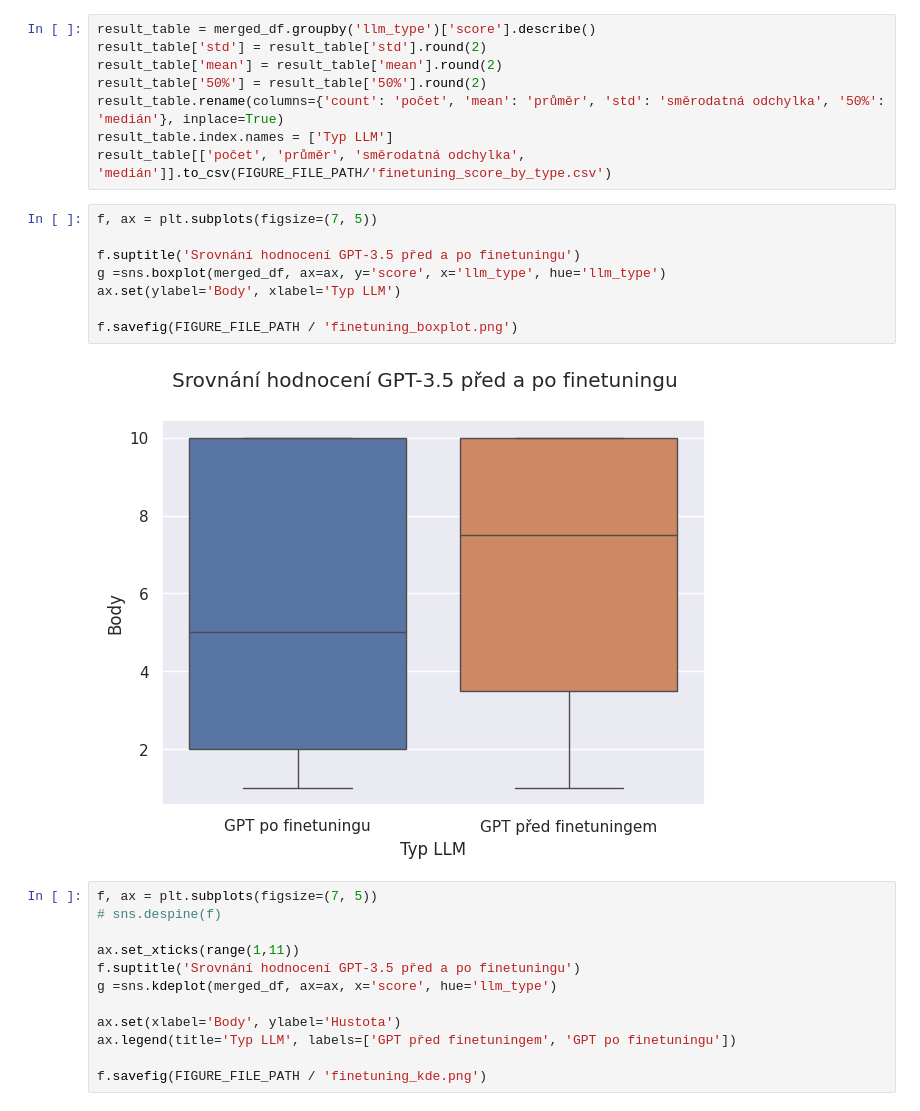
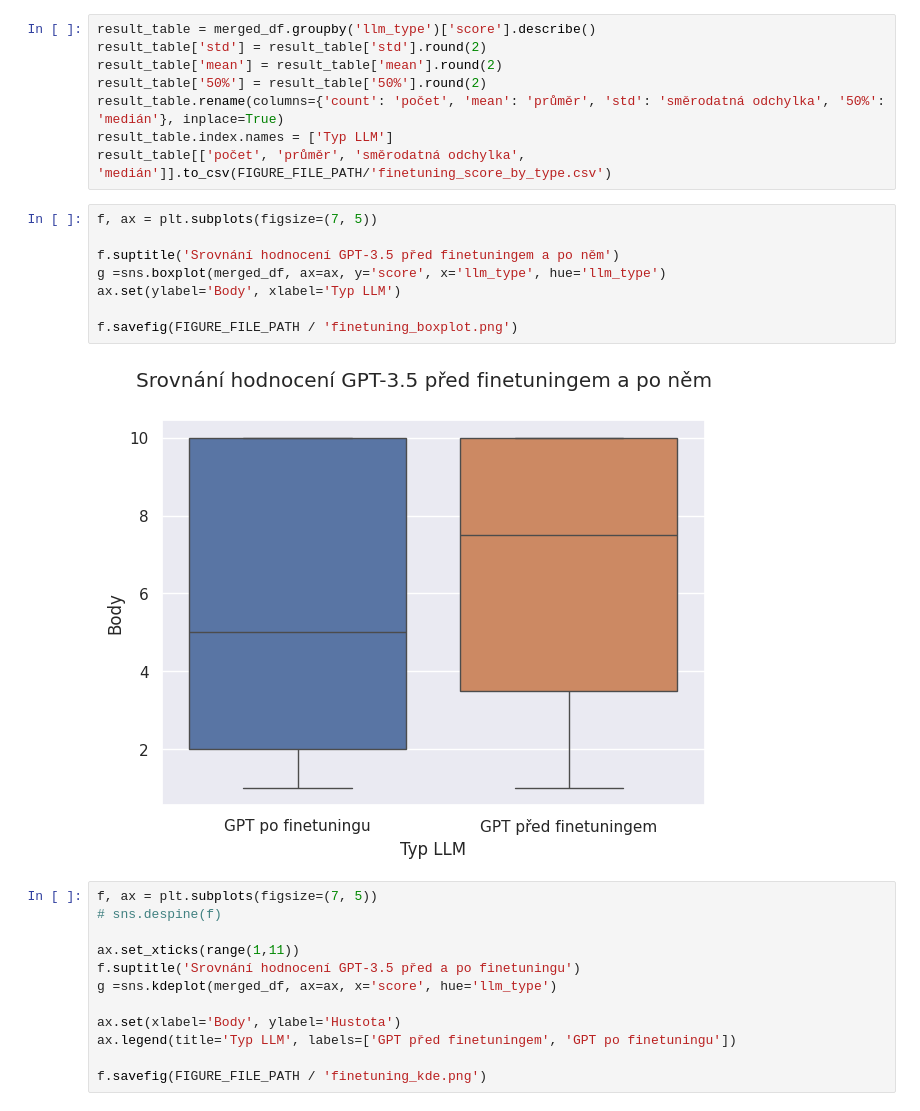
Before and after one commit to opendatalabcz/Robojudge, a Jupyter notebook: research/answer-evaluator/finetuning_result_analysis.ipynb, the cells around one changed output. Cells and saved outputs as stored; diff of their text form.

```diff
--- a/research/answer-evaluator/finetuning_result_analysis.ipynb
+++ b/research/answer-evaluator/finetuning_result_analysis.ipynb
@@ -52,13 +57,13 @@ result_table[['počet', 'průměr', 'směrodatná odchylka', 'medián']].to_csv(
 # %%
 f, ax = plt.subplots(figsize=(7, 5))
 
-f.suptitle('Srovnání hodnocení GPT-3.5 před a po finetuningu')
+f.suptitle('Srovnání hodnocení GPT-3.5 před finetuningem a po něm')
 g =sns.boxplot(merged_df, ax=ax, y='score', x='llm_type', hue='llm_type')
 ax.set(ylabel='Body', xlabel='Typ LLM')
 
 f.savefig(FIGURE_FILE_PATH / 'finetuning_boxplot.png')
 # %% [output]
-[figure, old version]
+[figure, new version]
 # %%
 f, ax = plt.subplots(figsize=(7, 5))
 # sns.despine(f)
```
Also changed, not shown: parts of 1 cell of this notebook, 7 other files.
